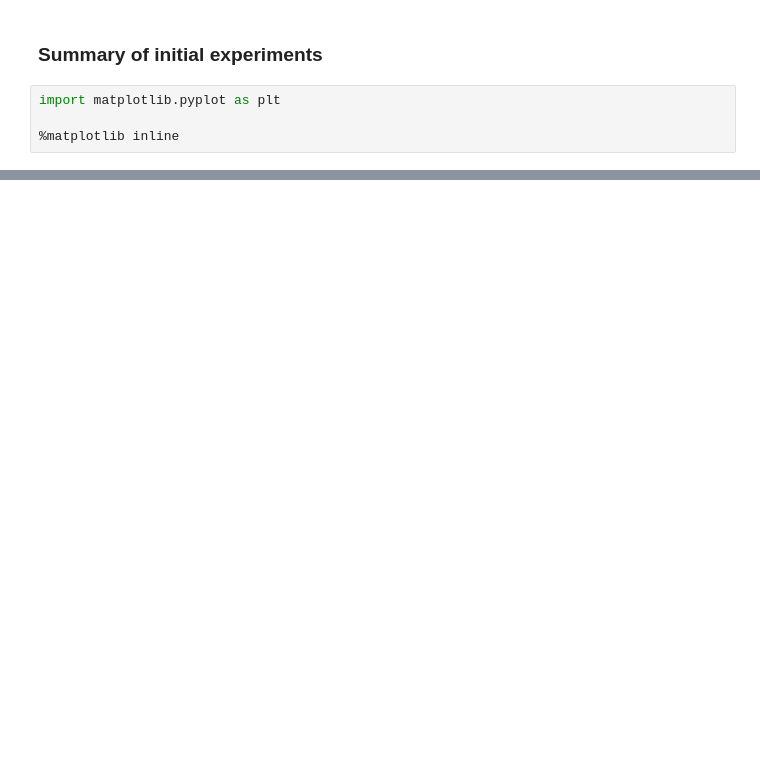
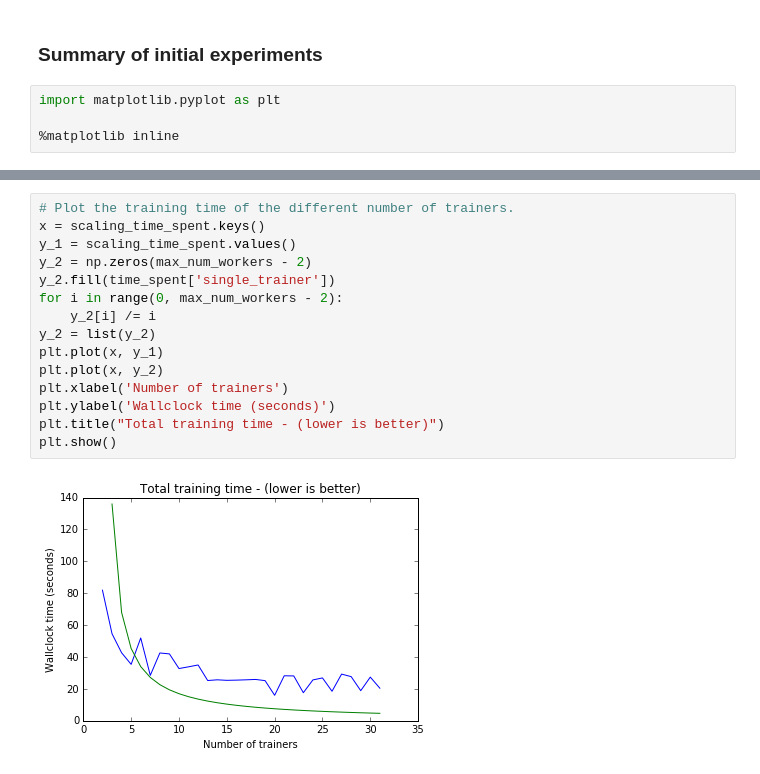
Before and after one commit to cerndb/dist-keras, a Jupyter notebook: examples/workflow.ipynb, the cells around one changed output, grey strips where cells are left out. Cells and saved outputs as stored; diff of their text form; blank space fills up the shorter version.

```diff
--- a/examples/workflow.ipynb
+++ b/examples/workflow.ipynb
@@ -379,0 +532,17 @@ print("Improvement using AEASGD: " + `improvement` + " %")
+# %%
+# Plot the training time of the different number of trainers.
+x = scaling_time_spent.keys()
+y_1 = scaling_time_spent.values()
+y_2 = np.zeros(max_num_workers - 2)
+y_2.fill(time_spent['single_trainer'])
+for i in range(0, max_num_workers - 2):
+    y_2[i] /= i
+y_2 = list(y_2)
+plt.plot(x, y_1)
+plt.plot(x, y_2)
+plt.xlabel('Number of trainers')
+plt.ylabel('Wallclock time (seconds)')
+plt.title("Total training time - (lower is better)")
+plt.show()
+# %% [output]
+[figure, added]
```
Also changed, not shown: parts of 55 cells of this notebook.
